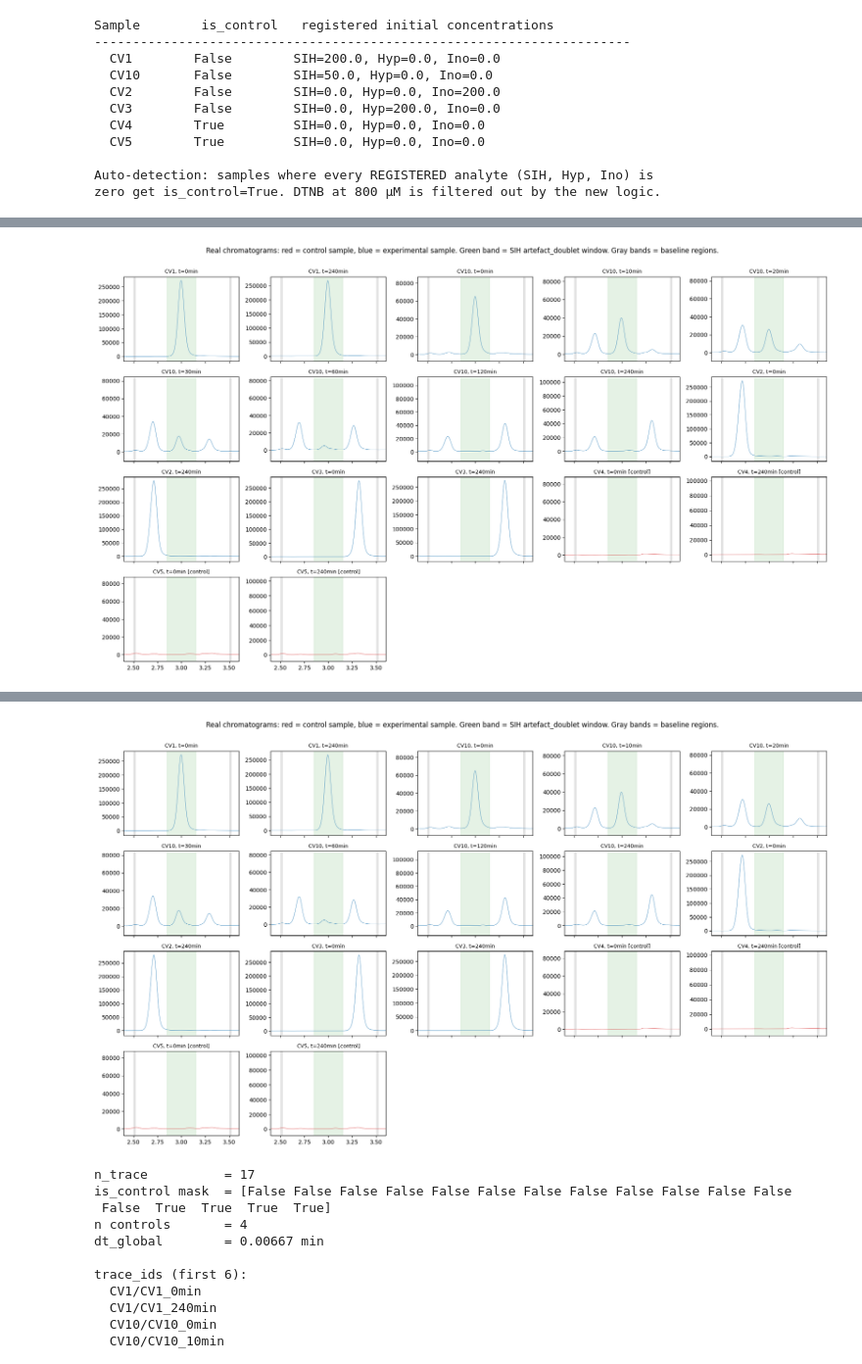
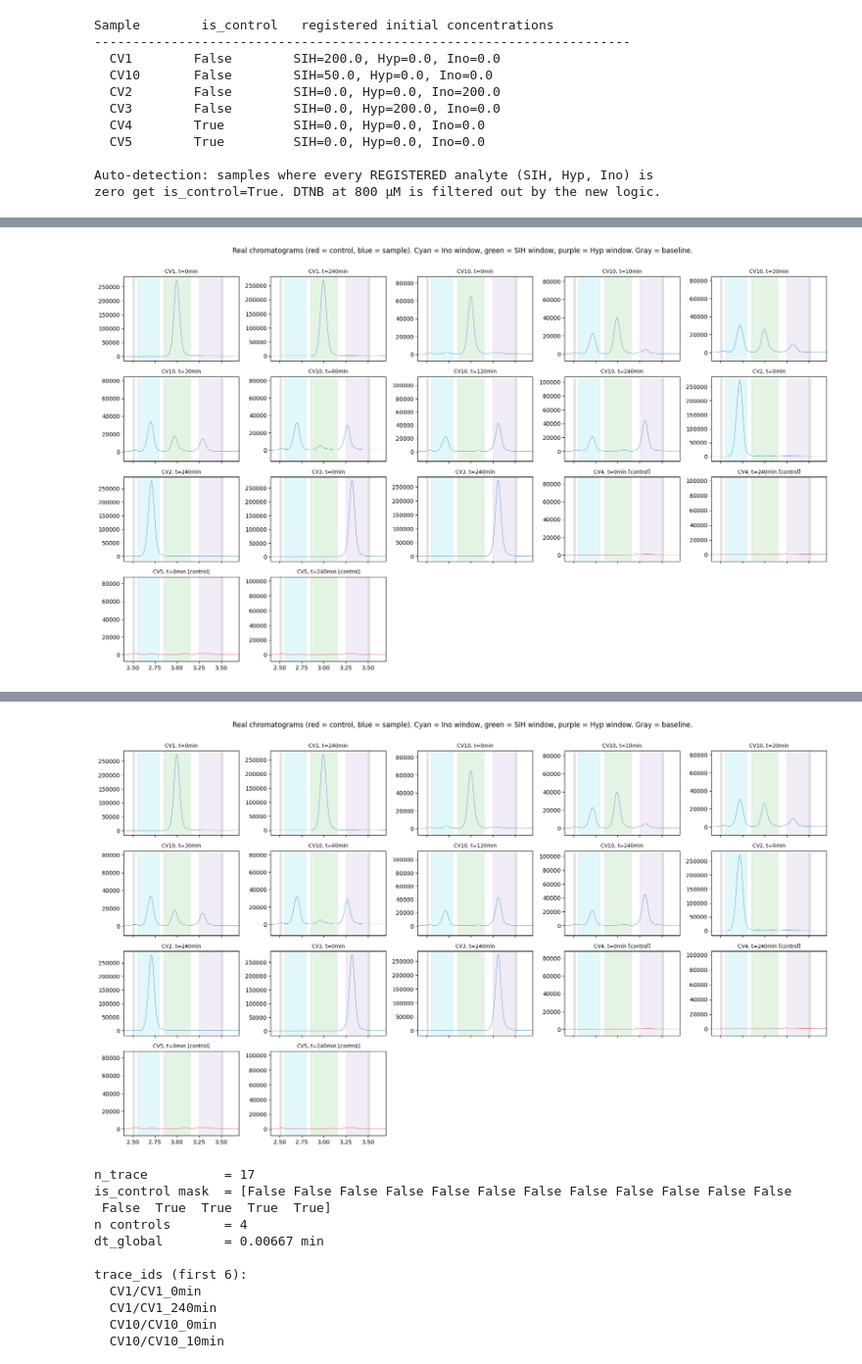
Before and after one commit to FAIRChemistry/Chromhandler, a Jupyter notebook: notebooks/priors_demo.ipynb, the cells around one changed output, grey strips where cells are left out. Shown at 98% size. Drawn from its saved outputs; the diff is of its cells as text; code cells hidden in the pictures.

```diff
--- a/notebooks/priors_demo.ipynb
+++ b/notebooks/priors_demo.ipynb
@@ -424,6 +424,13 @@ zero get is_control=True. DTNB at 800 µM is filtered out by the new logic.
 # %%
 import matplotlib.pyplot as plt
 import numpy as np
+
+# Three analyte peak windows expected in this assay.
+PEAK_WINDOWS = {
+    "Ino": (2.55, 2.80, "tab:cyan"),
+    "SIH": (2.85, 3.15, "tab:green"),
+    "Hyp": (3.25, 3.50, "tab:purple"),
+}
 
 # Flatten samples -> chromatograms with metadata for plotting.
 trace_meta = []
@@ -440,41 +447,42 @@ for sample in handler.samples:
 
 n = len(trace_meta)
 ncols = 5
 nrows = (n + ncols - 1) // ncols
 
 fig, axes = plt.subplots(nrows, ncols, figsize=(18, 2.6 * nrows), sharex=True)
 ax_flat = axes.flatten() if nrows > 1 else axes
 for i, meta in enumerate(trace_meta):
     ax = ax_flat[i]
     color = "C3" if meta["is_control"] else "C0"
     ax.plot(meta["time"], meta["signal"], color=color, lw=0.5)
     rt = meta["reaction_time"]
     rt_str = f", t={rt:.0f}min" if rt is not None else ""
     label = f"{meta['sample_id']}{rt_str}"
     if meta["is_control"]:
         label += " [control]"
     ax.set_title(label, fontsize=9)
-    # Highlight the doublet annotation window and the two baseline windows.
-    ax.axvspan(2.85, 3.15, color="green", alpha=0.10)
+    # Highlight all three analyte windows + the baseline regions.
+    for low, high, band_color in PEAK_WINDOWS.values():
+        ax.axvspan(low, high, color=band_color, alpha=0.12)
     ax.axvspan(2.50, 2.52, color="gray", alpha=0.20)
     ax.axvspan(3.50, 3.52, color="gray", alpha=0.20)
-    ax.set_xlim(2.4, 3.6)
+    ax.set_xlim(2.4, 3.7)
 
 for ax in ax_flat[n:]:
     ax.axis("off")
 
 fig.suptitle(
-    "Real chromatograms: red = control sample, blue = experimental sample. "
-    "Green band = SIH artefact_doublet window. Gray bands = baseline regions.",
+    "Real chromatograms (red = control, blue = sample). "
+    "Cyan = Ino window, green = SIH window, purple = Hyp window. Gray = baseline.",
     y=1.005,
 )
 fig.tight_layout()
 fig
 # %% [output]
 [interactive output not drawn]
-[figure, old version]
+[figure, new version]
 [interactive output not drawn]
-[figure, old version]
+[figure, new version]
 # %%
 from chromhandler.annotations import BaselineAnnotation, PeakAnnotation
 
```
Also changed, not shown: parts of 3 cells of this notebook.
